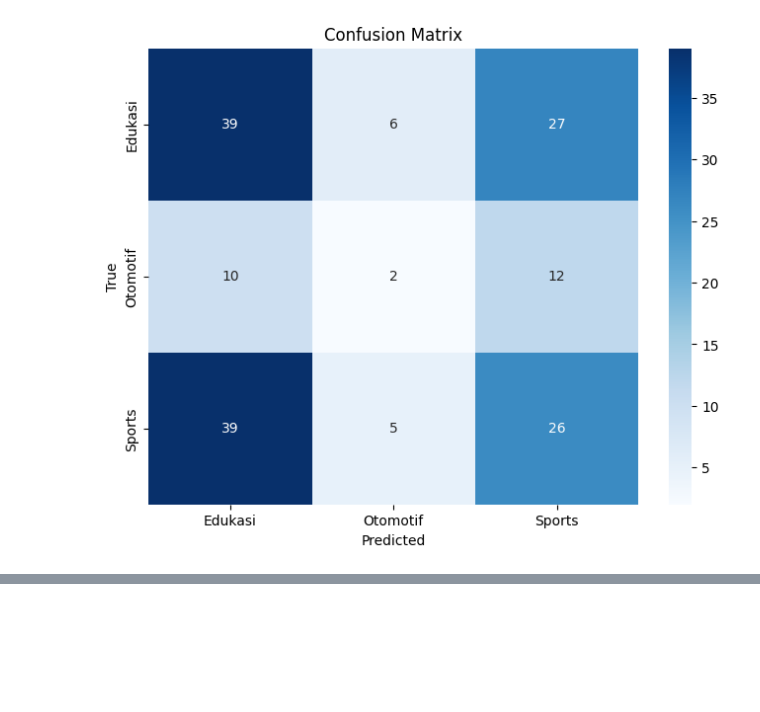
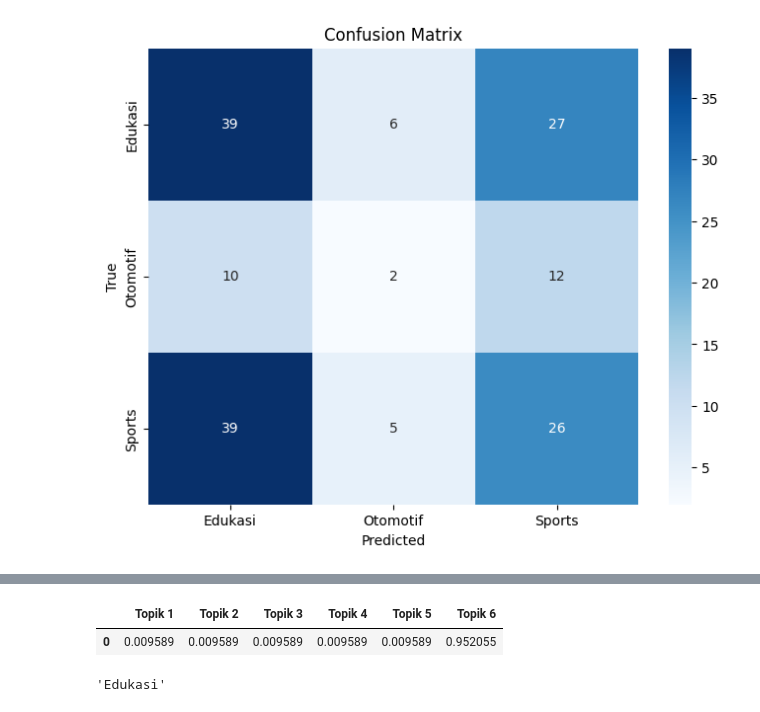
Before and after one commit to AliGhufron-28/ppw_regenerate, a Jupyter notebook: _sources/notebooks7.ipynb, the cells around one changed output, grey strips where cells are left out. Saved outputs shown, nothing was run; the diff lists cells and outputs as text; code cells hidden in the pictures; blank space fills up the shorter version.

```diff
--- a/_sources/notebooks7.ipynb
+++ b/_sources/notebooks7.ipynb
@@ -538,0 +615,4 @@ plot_confusion_matrix(cm)
+# %%
+vectorizer_summary = TfidfVectorizer()
+X_summary = vectorizer_summary.fit_transform(data_final_sm['summary']).toarray()
+y = data_final_sm["Category"]
@@ -538,0 +658,16 @@ plot_confusion_matrix(cm)
+# %%
+def create_topic_proportion_df(X_summary, k, alpha, beta):
+    lda_model = LatentDirichletAllocation(n_components=k, doc_topic_prior=alpha, topic_word_prior=beta)
+
+    proporsi_topik_dokumen = lda_model.fit_transform(X_summary)
+
+    nama_kolom_topik = [f'Topik {i+1}' for i in range(k)]
+
+    proporsi_topik_dokumen_df = pd.DataFrame(proporsi_topik_dokumen, columns=nama_kolom_topik)
+
+    return proporsi_topik_dokumen_df
+# %%
+vectorizer_summary = TfidfVectorizer()
+tfidf_text = vectorizer_summary.fit_transform(data_final_sm['summary']).toarray()
+X_summary = create_topic_proportion_df(tfidf_text, 6, 0.1, 0.2)
+y = data_final_sm["Category"]
@@ -538,0 +699,12 @@ plot_confusion_matrix(cm)
+# %%
+tfidf_Xnew_summary = vectorizer_summary.transform([new_data_summary[0]]).toarray()
+topik_tfidf_x = create_topic_proportion_df(tfidf_Xnew_summary, 6, 0.1, 0.2)
+topik_tfidf_x
+# %% [output]
+|  | Topik 1 | Topik 2 | Topik 3 | Topik 4 | Topik 5 | Topik 6 |
+| 0 | 0.009589 | 0.009589 | 0.009589 | 0.009589 | 0.009589 | 0.952055 |
+# %%
+pred_gnb_summary = gnb_summary.predict(topik_tfidf_x)
+pred_gnb_summary[0]
+# %% [output]
+'Edukasi'
```
Also changed, not shown: parts of 29 cells of this notebook, 2 other files.
